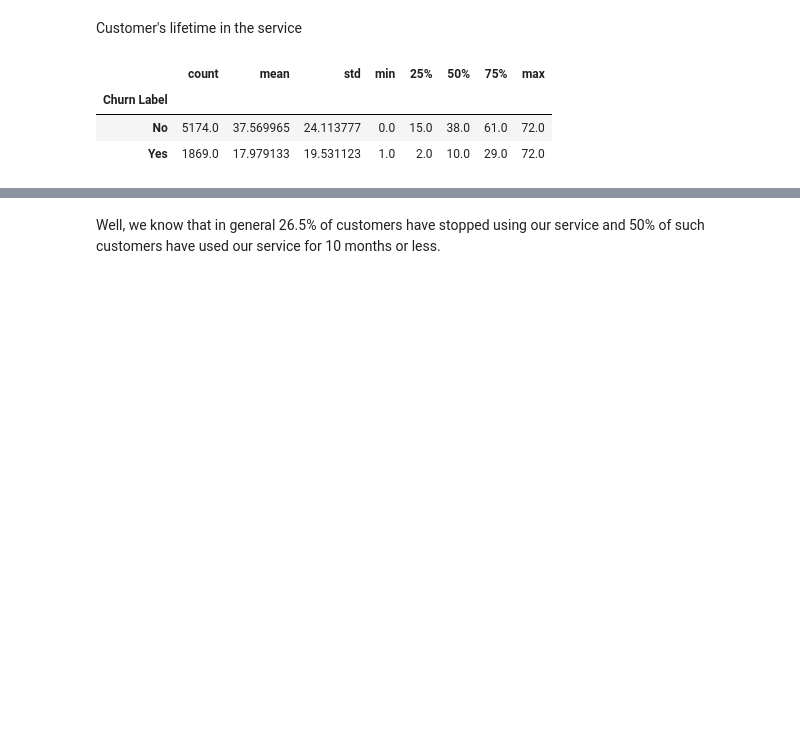
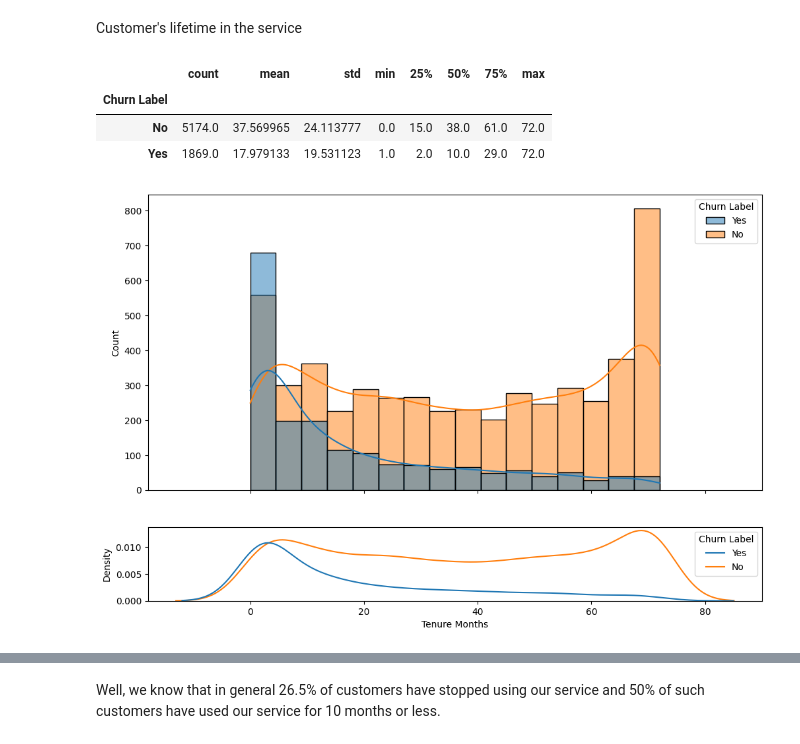
Before and after one commit to srikresna/data-challange-dsw-2023, a Jupyter notebook: eda_features.ipynb, the cells around one changed output, grey strips where cells are left out. Drawn from its saved outputs; the diff is of its cells as text; code cells hidden in the pictures; blank space fills up the shorter version.

```diff
--- a/eda_features.ipynb
+++ b/eda_features.ipynb
@@ -137,3 +138,11 @@ df.groupby('Churn Label')['Tenure Months'].describe()
 | Churn Label |  |  |  |  |  |  |  |  |
 | No | 5174.0 | 37.569965 | 24.113777 | 0.0 | 15.0 | 38.0 | 61.0 | 72.0 |
 | Yes | 1869.0 | 17.979133 | 19.531123 | 1.0 | 2.0 | 10.0 | 29.0 | 72.0 |
+# %%
+fig, (ax_hist, ax_kde) = plt.subplots(2, sharex=True, figsize=(12,8), gridspec_kw={"height_ratios": (.8, .2)})
+sns.histplot(x='Tenure Months', hue='Churn Label', data=df, kde=True, ax=ax_hist)
+sns.kdeplot(x='Tenure Months', hue='Churn Label', data=df, ax=ax_kde)
+plt.xlabel('Tenure Months')
+plt.show()
+# %% [output]
+[figure, added]
```
Also changed, not shown: parts of 24 cells of this notebook.
